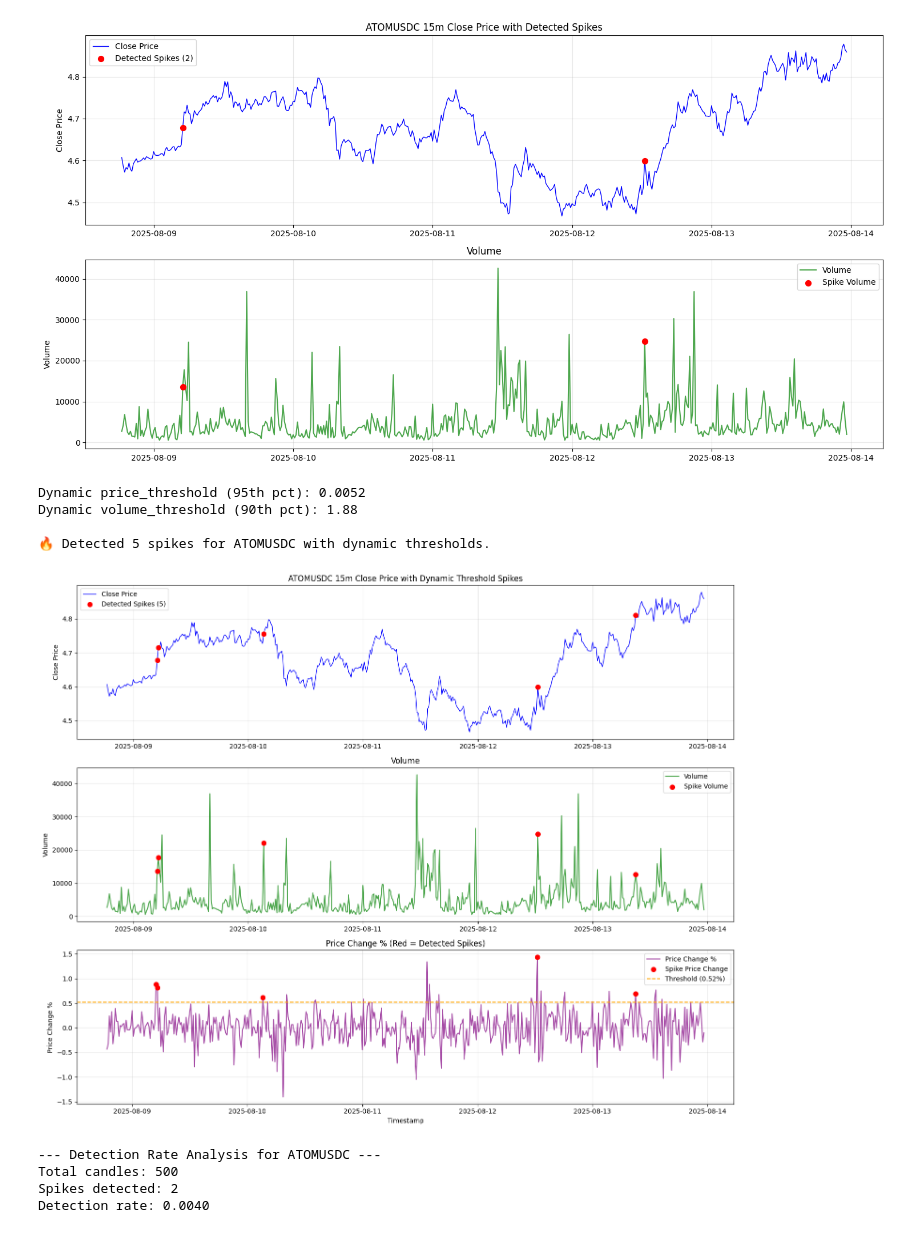
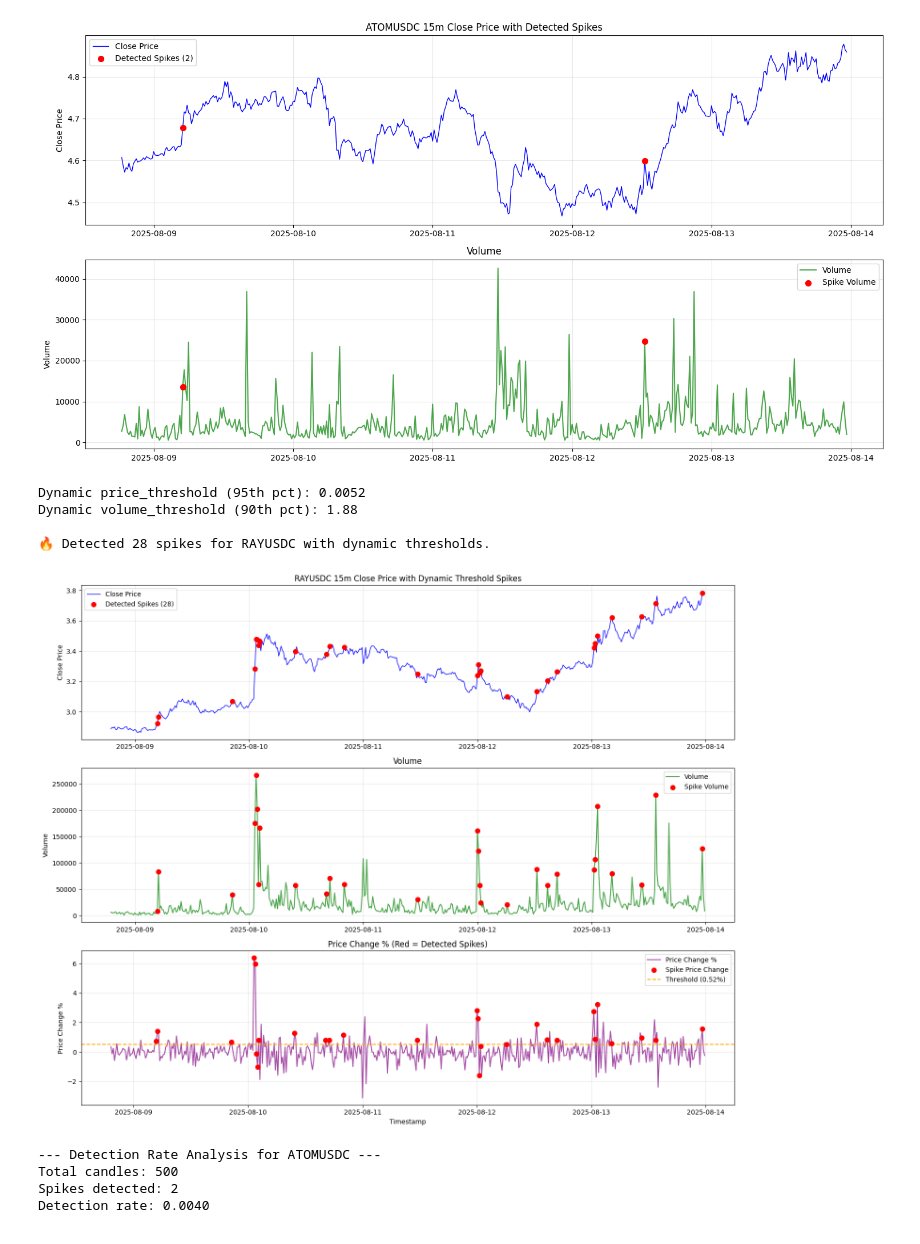
Before and after one commit to carkod/binbot-notebooks, a Jupyter notebook: spike_hunter/spike_hunter_research.ipynb, the cells around one changed output. Saved outputs shown, nothing was run; the diff lists cells and outputs as text; code cells hidden in the pictures.

Commit message:
Add spike signal detection

```diff
--- a/spike_hunter.ipynb
+++ b/spike_hunter/spike_hunter_research.ipynb
@@ -1342,6 +1342,7 @@ else:
         rsi_oversold=prod_hunter.rsi_oversold,
     )
     try:
+        random_symbol = "RAYUSDC"
         df_pred_dyn, summary_pred_dyn = prod_hunter_dynamic.run_analysis(random_symbol, interval="15m", limit=500, verbose=True)
         spikes_pred_dyn = df_pred_dyn[df_pred_dyn["spike_signal"] == 1]
         print(f"\n🔥 Detected {len(spikes_pred_dyn)} spikes for {random_symbol} with dynamic thresholds.")
@@ -1379,35 +1380,35 @@ else:
         plt.title("Volume")
         plt.ylabel("Volume")
         plt.legend()
         plt.grid(True, alpha=0.3)
         # Price change plot
         plt.subplot(3, 1, 3)
         plt.plot(df_pred_dyn["timestamp"], df_pred_dyn["price_change"] * 100, label="Price Change %", color="purple", alpha=0.7)
         if len(spike_indices_dyn) > 0:
             plt.scatter(
                 df_pred_dyn.loc[spike_indices_dyn, "timestamp"],
                 df_pred_dyn.loc[spike_indices_dyn, "price_change"] * 100,
                 color="red",
                 label="Spike Price Change",
                 zorder=5,
                 s=50,
             )
         plt.axhline(y=price_thresh_dynamic * 100, color="orange", linestyle="--", label=f"Threshold ({price_thresh_dynamic*100:.2f}%)")
         plt.title("Price Change % (Red = Detected Spikes)")
         plt.xlabel("Timestamp")
         plt.ylabel("Price Change %")
         plt.legend()
         plt.grid(True, alpha=0.3)
         plt.tight_layout()
         plt.show()
     except Exception as e:
         print(f"❌ Error running dynamic threshold prediction for {random_symbol}: {e}")
 # %% [output]
 Dynamic price_threshold (95th pct): 0.0052
 Dynamic volume_threshold (90th pct): 1.88
 
-🔥 Detected 5 spikes for ATOMUSDC with dynamic thresholds.
+🔥 Detected 28 spikes for RAYUSDC with dynamic thresholds.
-[figure, old version]
+[figure, new version]
 # %%
 # === Analyze why detection rate is low for the random symbol ===
 if not active_symbols:
```
Also changed, not shown: 1 other file.
